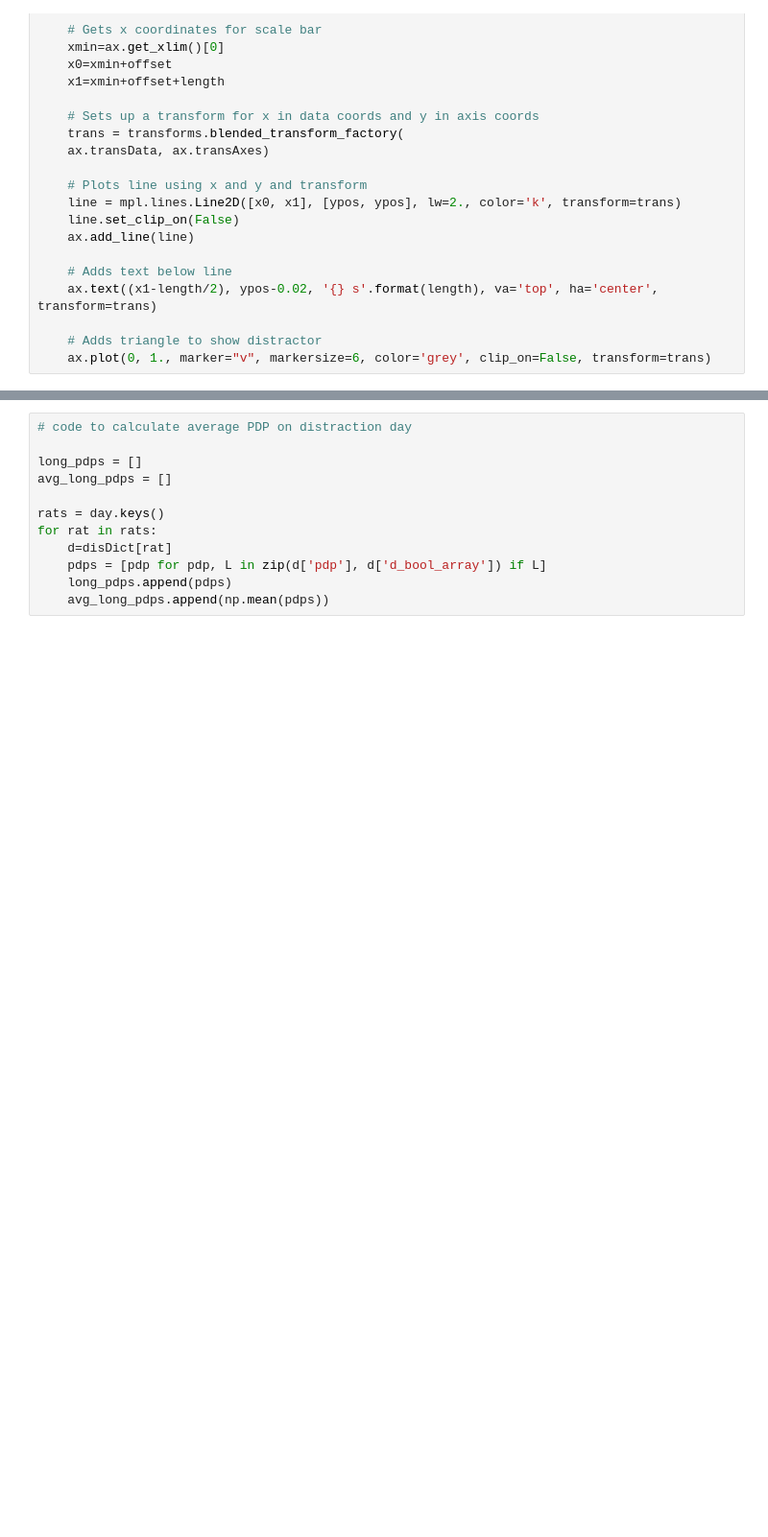
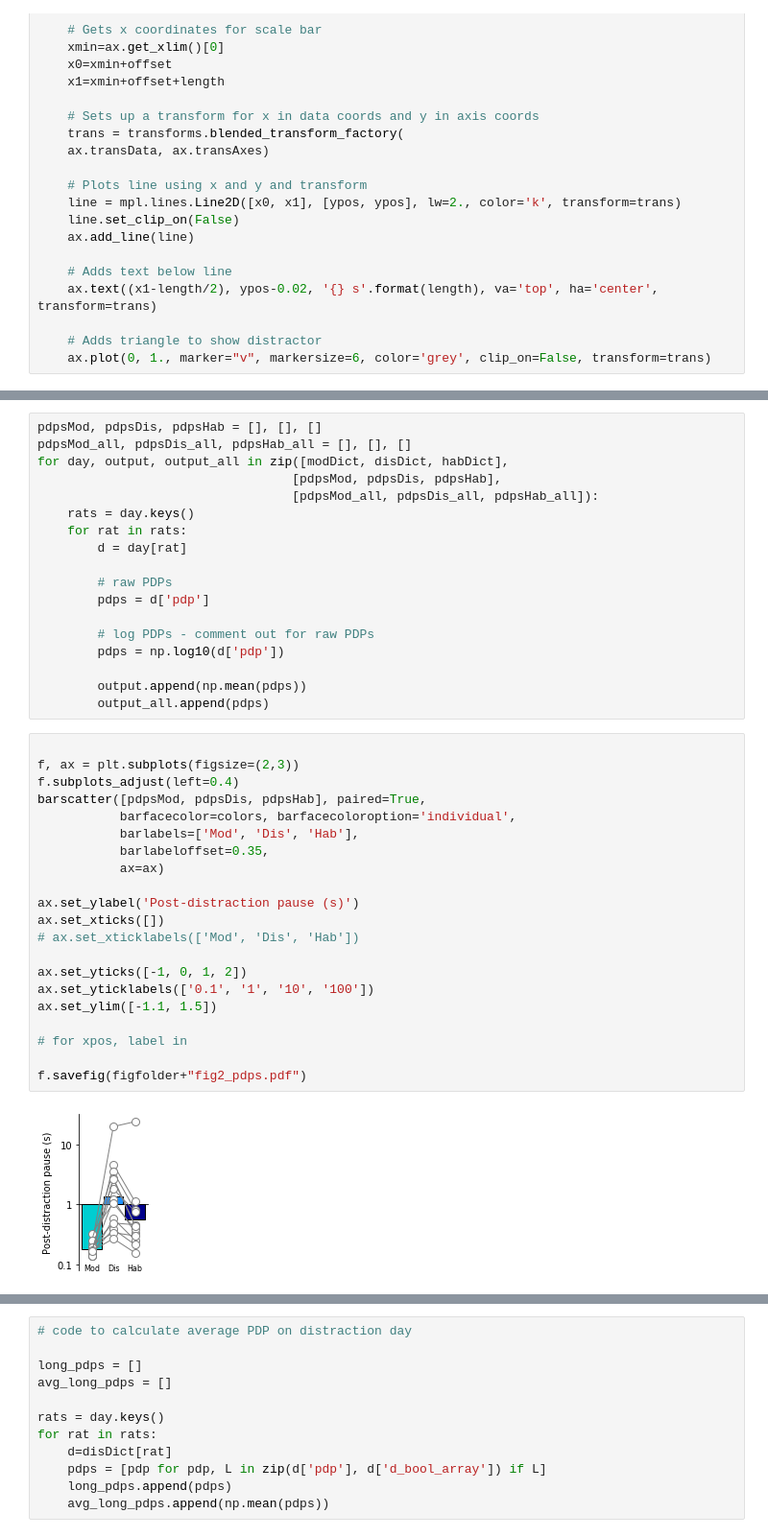
Before and after one commit to mccutcheonlab/distraction-peters, a Jupyter notebook: notebooks/dis-behavior.ipynb, the cells around one changed output, grey strips where cells are left out. Shown at 96% size. Drawn from its saved outputs; the diff is of its cells as text; blank space fills up the shorter version.

```diff
--- a/notebooks/dis-behavior.ipynb
+++ b/notebooks/dis-behavior.ipynb
@@ -163,0 +206,41 @@ f.savefig(figfolder+"fig2_raster plots.pdf")
+# %%
+pdpsMod, pdpsDis, pdpsHab = [], [], []
+pdpsMod_all, pdpsDis_all, pdpsHab_all = [], [], []
+for day, output, output_all in zip([modDict, disDict, habDict],
+                                  [pdpsMod, pdpsDis, pdpsHab],
+                                  [pdpsMod_all, pdpsDis_all, pdpsHab_all]):
+    rats = day.keys()
+    for rat in rats:
+        d = day[rat]
+
+        # raw PDPs
+        pdps = d['pdp']
+
+        # log PDPs - comment out for raw PDPs
+        pdps = np.log10(d['pdp'])
+
+        output.append(np.mean(pdps))
+        output_all.append(pdps)
+# %%
+
+f, ax = plt.subplots(figsize=(2,3))
+f.subplots_adjust(left=0.4)
+barscatter([pdpsMod, pdpsDis, pdpsHab], paired=True,
+           barfacecolor=colors, barfacecoloroption='individual',
+           barlabels=['Mod', 'Dis', 'Hab'],
+           barlabeloffset=0.35,
+           ax=ax)
+
+ax.set_ylabel('Post-distraction pause (s)')
+ax.set_xticks([])
+# ax.set_xticklabels(['Mod', 'Dis', 'Hab'])
+
+ax.set_yticks([-1, 0, 1, 2])
+ax.set_yticklabels(['0.1', '1', '10', '100'])
+ax.set_ylim([-1.1, 1.5])
+
+# for xpos, label in
+
+f.savefig(figfolder+"fig2_pdps.pdf")
+# %% [output]
+[figure, added]
```
Also changed, not shown: parts of 10 cells of this notebook, 1 other file.
